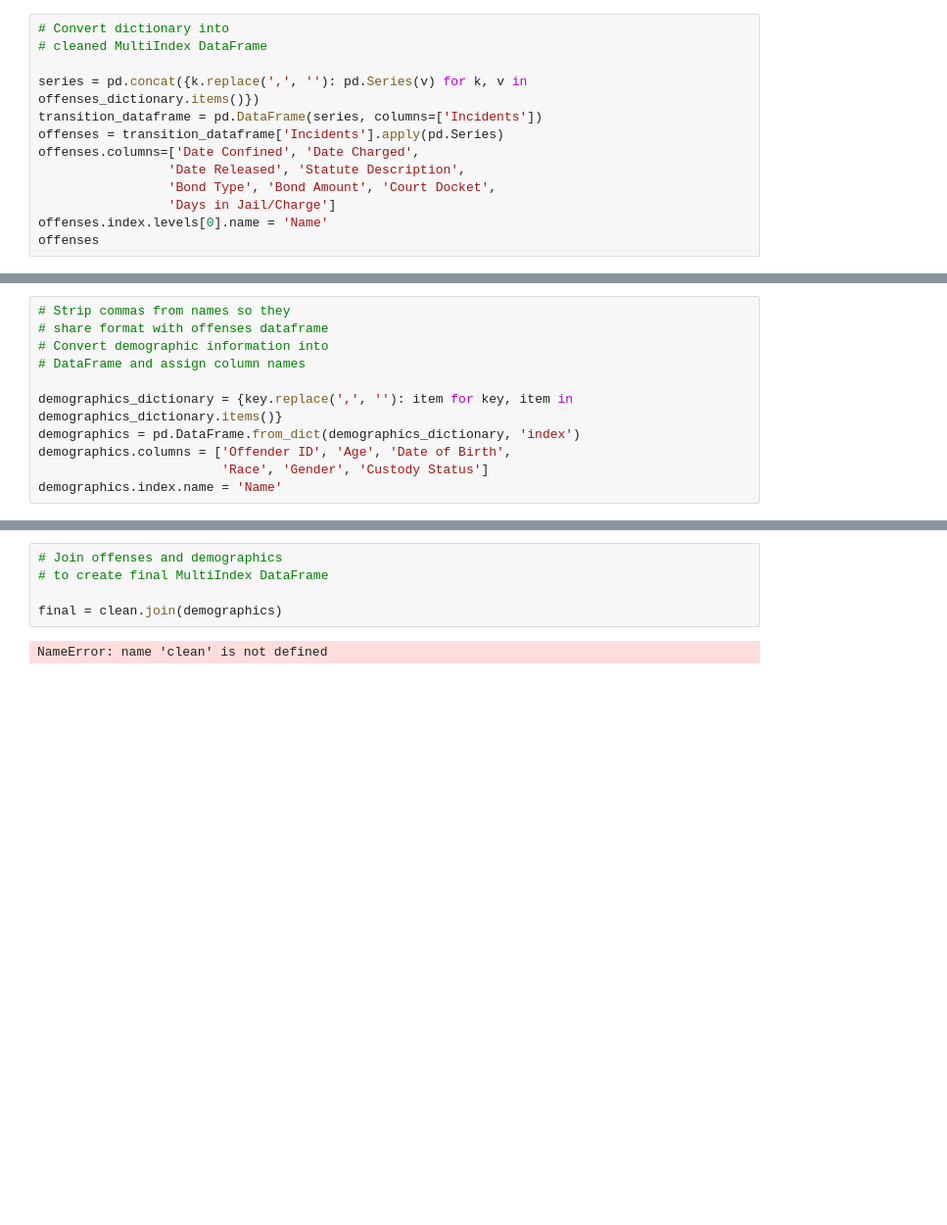
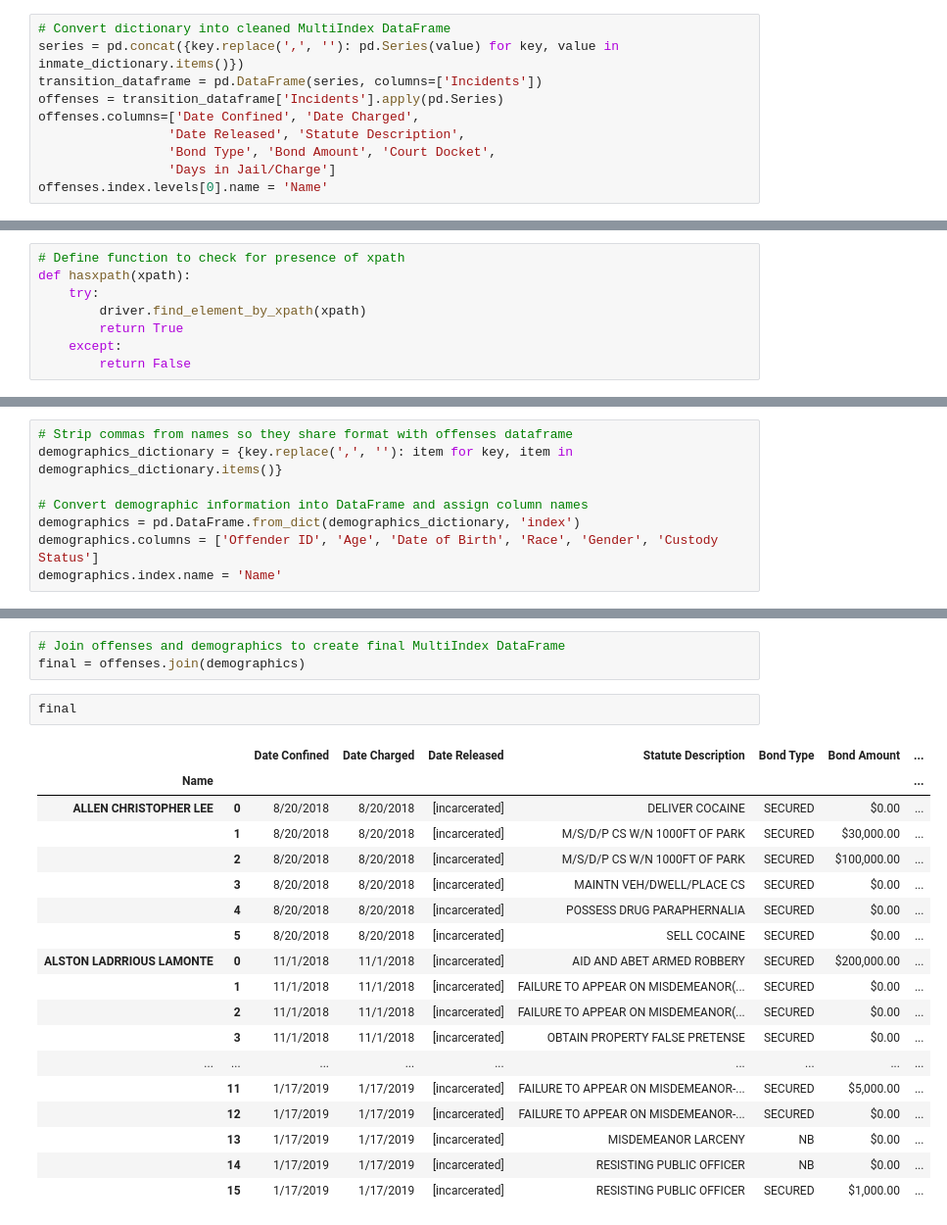
Before and after one commit to orionjtaylor/durham-inmates-scraper, a Jupyter notebook: Durham-Offender-Record-Scraper.ipynb, the cells around one changed output, grey strips where cells are left out. Shown at 98% size. Drawn from its saved outputs; the diff is of its cells as text; blank space fills up the shorter version.

```diff
--- a/Durham-Offender-Record-Scraper.ipynb
+++ b/Durham-Offender-Record-Scraper.ipynb
@@ -55,8 +46,6 @@ for i in offenses_list:
 # %%
-# Convert dictionary into
-# cleaned MultiIndex DataFrame
-
-series = pd.concat({k.replace(',', ''): pd.Series(v) for k, v in offenses_dictionary.items()})
+# Convert dictionary into cleaned MultiIndex DataFrame
+series = pd.concat({key.replace(',', ''): pd.Series(value) for key, value in inmate_dictionary.items()})
 transition_dataframe = pd.DataFrame(series, columns=['Incidents'])
 offenses = transition_dataframe['Incidents'].apply(pd.Series)
 offenses.columns=['Date Confined', 'Date Charged',
@@ -64,4 +53,3 @@ offenses.columns=['Date Confined', 'Date Charged',
                  'Bond Type', 'Bond Amount', 'Court Docket',
                  'Days in Jail/Charge']
 offenses.index.levels[0].name = 'Name'
-offenses
@@ -96,4 +64,12 @@ demographics_dictionary = {}
 for anchor in soup.findAll('a', href=True):
     secondary_urls.append(anchor['href'])
 secondary_urls = secondary_urls[2:-1]
+# %%
+# Define function to check for presence of xpath
+def hasxpath(xpath):
+    try:
+        driver.find_element_by_xpath(xpath)
+        return True
+    except:
+        return False
 # %%
@@ -139,11 +199,8 @@ for url in secondary_urls:
 # %%
-# Strip commas from names so they
-# share format with offenses dataframe
-# Convert demographic information into
-# DataFrame and assign column names
+# Strip commas from names so they share format with offenses dataframe
+demographics_dictionary = {key.replace(',', ''): item for key, item in demographics_dictionary.items()}
 
-demographics_dictionary = {key.replace(',', ''): item for key, item in demographics_dictionary.items()}
+# Convert demographic information into DataFrame and assign column names
 demographics = pd.DataFrame.from_dict(demographics_dictionary, 'index')
-demographics.columns = ['Offender ID', 'Age', 'Date of Birth',
-                        'Race', 'Gender', 'Custody Status']
+demographics.columns = ['Offender ID', 'Age', 'Date of Birth', 'Race', 'Gender', 'Custody Status']
 demographics.index.name = 'Name'
@@ -150,7 +209,24 @@ demographics.index.name = 'Name'
 # %%
-# Join offenses and demographics
-# to create final MultiIndex DataFrame
-
-final = clean.join(demographics)
+# Join offenses and demographics to create final MultiIndex DataFrame
+final = offenses.join(demographics)
-# %% [output]
-NameError: name 'clean' is not defined
+# %%
+final
+# %% [output]
+|  |  | Date Confined | Date Charged | Date Released | Statute Description | Bond Type | Bond Amount | ... |
+| Name |  |  |  |  |  |  |  | ... |
+| ALLEN CHRISTOPHER LEE | 0 | 8/20/2018 | 8/20/2018 | [incarcerated] | DELIVER COCAINE | SECURED | $0.00 | ... |
+|  | 1 | 8/20/2018 | 8/20/2018 | [incarcerated] | M/S/D/P CS W/N 1000FT OF PARK | SECURED | $30,000.00 | ... |
+|  | 2 | 8/20/2018 | 8/20/2018 | [incarcerated] | M/S/D/P CS W/N 1000FT OF PARK | SECURED | $100,000.00 | ... |
+|  | 3 | 8/20/2018 | 8/20/2018 | [incarcerated] | MAINTN VEH/DWELL/PLACE CS | SECURED | $0.00 | ... |
+|  | 4 | 8/20/2018 | 8/20/2018 | [incarcerated] | POSSESS DRUG PARAPHERNALIA | SECURED | $0.00 | ... |
+|  | 5 | 8/20/2018 | 8/20/2018 | [incarcerated] | SELL COCAINE | SECURED | $0.00 | ... |
+| ALSTON LADRRIOUS LAMONTE | 0 | 11/1/2018 | 11/1/2018 | [incarcerated] | AID AND ABET ARMED ROBBERY | SECURED | $200,000.00 | ... |
+|  | 1 | 11/1/2018 | 11/1/2018 | [incarcerated] | FAILURE TO APPEAR ON MISDEMEANOR(... | SECURED | $0.00 | ... |
+|  | 2 | 11/1/2018 | 11/1/2018 | [incarcerated] | FAILURE TO APPEAR ON MISDEMEANOR(... | SECURED | $0.00 | ... |
+|  | 3 | 11/1/2018 | 11/1/2018 | [incarcerated] | OBTAIN PROPERTY FALSE PRETENSE | SECURED | $0.00 | ... |
+| ... | ... | ... | ... | ... | ... | ... | ... | ... |
+|  | 11 | 1/17/2019 | 1/17/2019 | [incarcerated] | FAILURE TO APPEAR ON MISDEMEANOR-... | SECURED | $5,000.00 | ... |
+|  | 12 | 1/17/2019 | 1/17/2019 | [incarcerated] | FAILURE TO APPEAR ON MISDEMEANOR-... | SECURED | $0.00 | ... |
+|  | 13 | 1/17/2019 | 1/17/2019 | [incarcerated] | MISDEMEANOR LARCENY | NB | $0.00 | ... |
+|  | 14 | 1/17/2019 | 1/17/2019 | [incarcerated] | RESISTING PUBLIC OFFICER | NB | $0.00 | ... |
+|  | 15 | 1/17/2019 | 1/17/2019 | [incarcerated] | RESISTING PUBLIC OFFICER | SECURED | $1,000.00 | ... |
```
Also changed, not shown: parts of 13 cells of this notebook, 1 other file.
